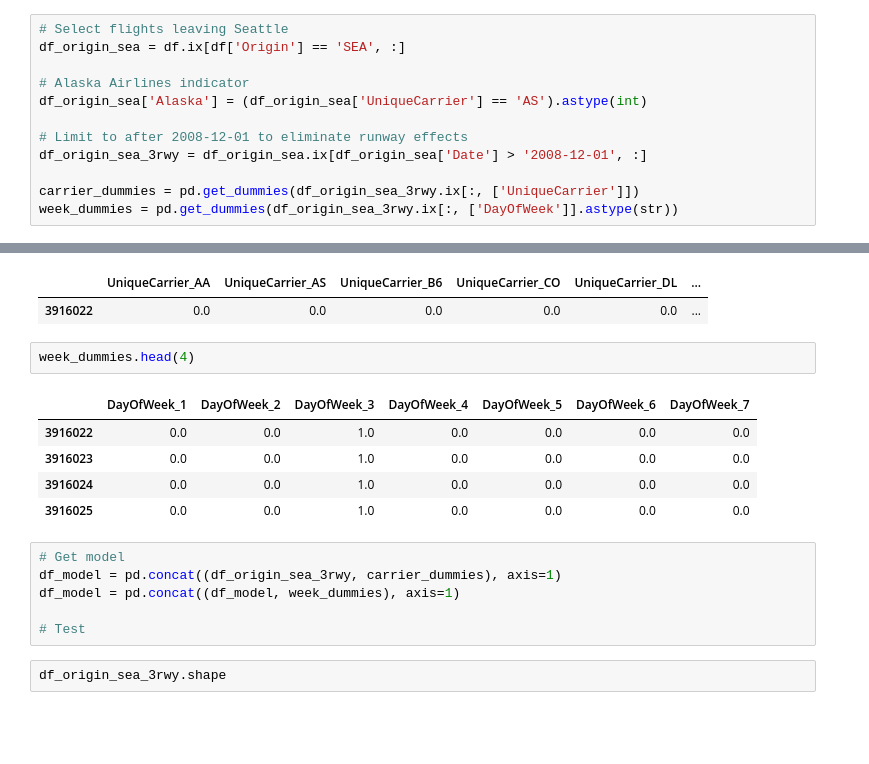
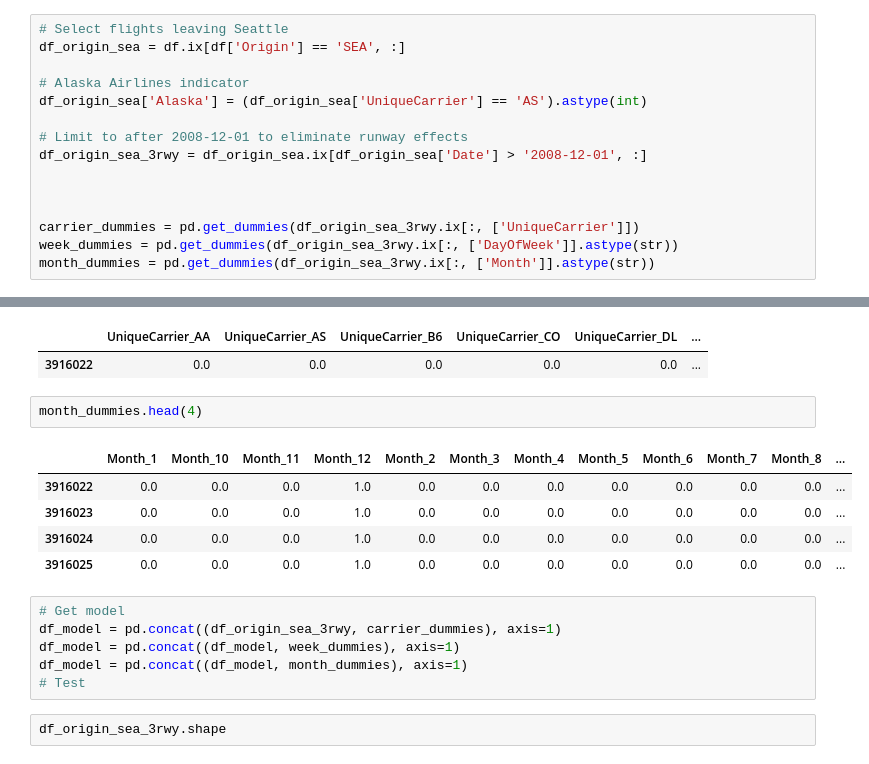
Before and after one commit to corbfost/flightdelaypredictor, a Jupyter notebook: src/first_logistic_model.ipynb, the cells around one changed output, grey strips where cells are left out. Drawn from its saved outputs; the diff is of its cells as text; blank space fills up the shorter version.

Commit message:
First logistic model

```diff
--- a/src/modeling_test.ipynb
+++ b/src/first_logistic_model.ipynb
@@ -44,8 +44,11 @@ df_origin_sea['Alaska'] = (df_origin_sea['UniqueCarrier'] == 'AS').astype(int)
 # Limit to after 2008-12-01 to eliminate runway effects
 df_origin_sea_3rwy = df_origin_sea.ix[df_origin_sea['Date'] > '2008-12-01', :]
 
+
+
 carrier_dummies = pd.get_dummies(df_origin_sea_3rwy.ix[:, ['UniqueCarrier']])
 week_dummies = pd.get_dummies(df_origin_sea_3rwy.ix[:, ['DayOfWeek']].astype(str))
+month_dummies = pd.get_dummies(df_origin_sea_3rwy.ix[:, ['Month']].astype(str))
 # %% [output]
 A value is trying to be set on a copy of a slice from a DataFrame.
 Try using .loc[row_indexer,col_indexer] = value instead
@@ -57,18 +60,18 @@ carrier_dummies.head(1)
 |  | UniqueCarrier_AA | UniqueCarrier_AS | UniqueCarrier_B6 | UniqueCarrier_CO | UniqueCarrier_DL | ... |
 | 3916022 | 0.0 | 0.0 | 0.0 | 0.0 | 0.0 | ... |
 # %%
-week_dummies.head(4)
+month_dummies.head(4)
 # %% [output]
-|  | DayOfWeek_1 | DayOfWeek_2 | DayOfWeek_3 | DayOfWeek_4 | DayOfWeek_5 | DayOfWeek_6 | DayOfWeek_7 |
-| 3916022 | 0.0 | 0.0 | 1.0 | 0.0 | 0.0 | 0.0 | 0.0 |
-| 3916023 | 0.0 | 0.0 | 1.0 | 0.0 | 0.0 | 0.0 | 0.0 |
-| 3916024 | 0.0 | 0.0 | 1.0 | 0.0 | 0.0 | 0.0 | 0.0 |
-| 3916025 | 0.0 | 0.0 | 1.0 | 0.0 | 0.0 | 0.0 | 0.0 |
+|  | Month_1 | Month_10 | Month_11 | Month_12 | Month_2 | Month_3 | Month_4 | Month_5 | Month_6 | Month_7 | Month_8 | ... |
+| 3916022 | 0.0 | 0.0 | 0.0 | 1.0 | 0.0 | 0.0 | 0.0 | 0.0 | 0.0 | 0.0 | 0.0 | ... |
+| 3916023 | 0.0 | 0.0 | 0.0 | 1.0 | 0.0 | 0.0 | 0.0 | 0.0 | 0.0 | 0.0 | 0.0 | ... |
+| 3916024 | 0.0 | 0.0 | 0.0 | 1.0 | 0.0 | 0.0 | 0.0 | 0.0 | 0.0 | 0.0 | 0.0 | ... |
+| 3916025 | 0.0 | 0.0 | 0.0 | 1.0 | 0.0 | 0.0 | 0.0 | 0.0 | 0.0 | 0.0 | 0.0 | ... |
 # %%
 # Get model
 df_model = pd.concat((df_origin_sea_3rwy, carrier_dummies), axis=1)
 df_model = pd.concat((df_model, week_dummies), axis=1)
-
+df_model = pd.concat((df_model, month_dummies), axis=1)
 # Test
 # %%
 df_origin_sea_3rwy.shape
```
Also changed, not shown: parts of 22 cells of this notebook, 2 other files.
